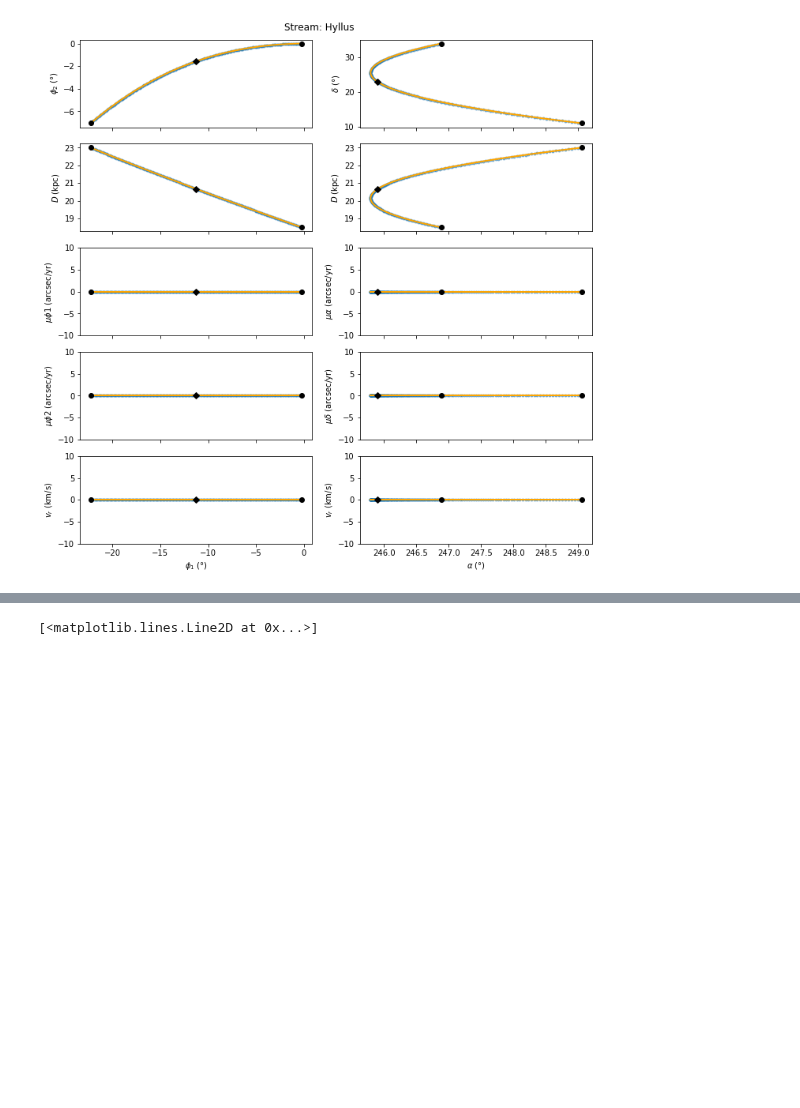
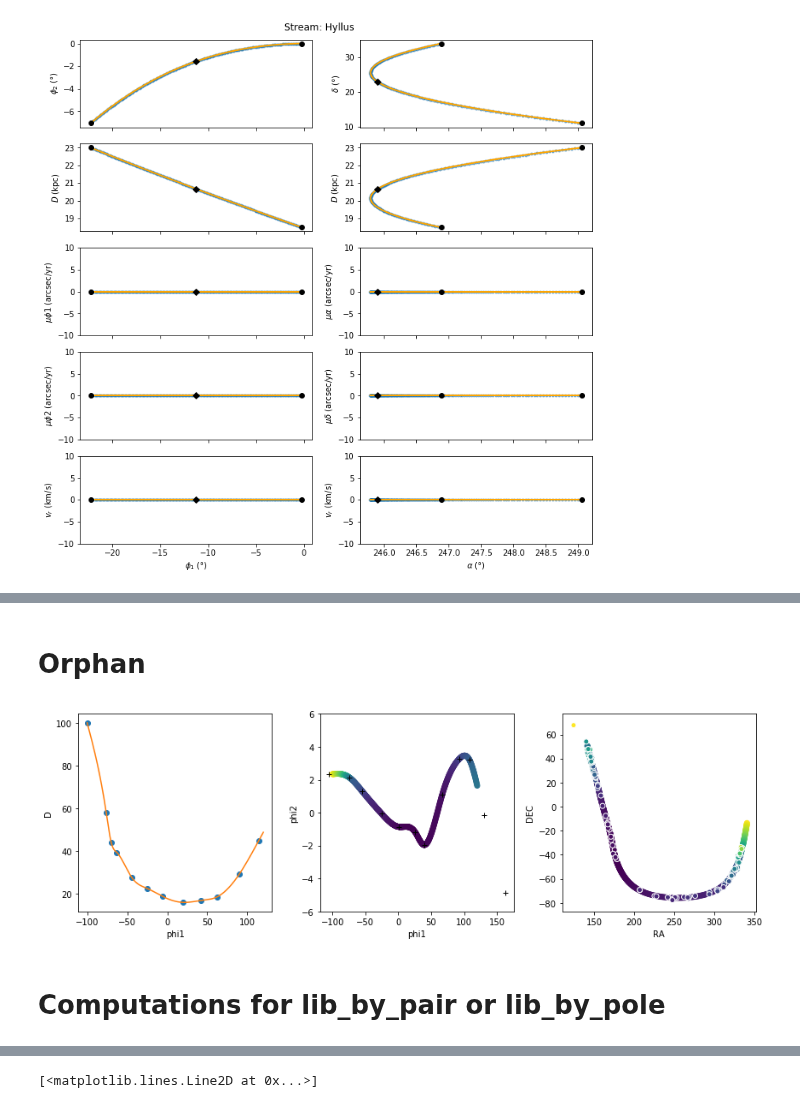
Before and after one commit to cmateu/galstreams, a Jupyter notebook: galstreams/tracks/standardized_tracks.ipynb, the cells around one changed output, grey strips where cells are left out. Drawn from its saved outputs; the diff is of its cells as text; code cells hidden in the pictures; blank space fills up the shorter version.

```diff
--- a/galstreams/tracks/standardized_tracks.ipynb
+++ b/galstreams/tracks/standardized_tracks.ipynb
@@ -640,0 +673,3 @@ $102^\circ51{}^\prime58.7474{}^{\prime\prime}$
+# %% [markdown]
+Orphan
+=======
@@ -640,0 +678,62 @@ $102^\circ51{}^\prime58.7474{}^{\prime\prime}$
+# %%
+#Orphan footprint from Koposov et al. 2019 - Gaia DR2 RRLs.
+
+#Knots for D(phi1) interpolation
+phi1_Dknot=np.array([-100.0,-76.2169,-69.9684,-63.1307,-44.2712,-25.0268,-5.3975,20.0052,42.3287,61.958,90.0548,114.3027])
+Dknot=np.array([100.0,58.0,44.0,39.441,27.6252,22.5353,18.7178,15.9911,16.9,18.5361,29.2612,44.8945])
+#phi1-phi2
+#Knots for phi2(phi1) stream track interpolation
+phi1k=np.array([-105.186,-74.7184,-54.4067,-25.4375,0.2019,25.8413,39.1605,66.9643,93.1032,108.0872,129.8974,162.5293])
+phi2k=np.array([2.315,2.148,1.2797,-0.0562,-0.8577,-1.1917,-1.9598,1.1127,3.2835,3.2167,-0.1564,-4.8653])
+#Interpolators
+orphan_Dspline=scipy.interpolate.CubicSpline(phi1_Dknot,Dknot,bc_type='natural',extrapolate=True)
+orphan_phi2spline=scipy.interpolate.CubicSpline(phi1k,phi2k,bc_type='natural')
+#Plot to check
+phi1s=np.linspace(-80,120,500)
+phi1s=np.linspace(-100,120,500)
+Ds=orphan_Dspline(phi1s)
+phi2s=orphan_phi2spline(phi1s)
+plt.figure(1,figsize=(12,4))
+plt.subplot(131)
+plt.plot(phi1_Dknot,Dknot,'o')
+plt.plot(phi1s,Ds,'-')
+plt.xlabel("phi1")
+plt.ylabel("D")
+plt.subplot(132)
+plt.plot(phi1k,phi2k,'k+')
+plt.scatter(phi1s,phi2s,c=Ds,marker='o')
+plt.ylim(-6,6)
+plt.xlabel("phi1")
+plt.ylabel("phi2")
+
+
+ones=np.ones_like(phi1s)
+#Rotation matrix from Koposov+ 2019 appendix
+Mrot_radec_to_phi12=np.matrix([[-0.44761231,-0.08785756,-0.88990128],
+                              [-0.84246097,0.37511331,0.38671632],
+                              [0.29983786,0.92280606,-0.2419219]])
+Mrot_phi12_to_radec= np.linalg.inv(Mrot_radec_to_phi12)
+xrot,yrot,zrot=bovyc.lbd_to_XYZ(phi1s,phi2s,ones,degree=True).T
+ras,decs=np.array([]),np.array([])
+#Rotate phi1,phi2 back to RA,DEC
+for i in range(phi1s.size):
+ hel=np.matmul(Mrot_phi12_to_radec,np.array([xrot[i],yrot[i],zrot[i]]))[0]
+ xhel,yhel,zhel=hel[0,0],hel[0,1],hel[0,2]
+ ra,dec,dum=bovyc.XYZ_to_lbd(xhel,yhel,zhel,degree=True)
+ ras=np.append(ras,ra)
+ decs=np.append(decs,dec)
+
+#Double check coordinate rotation with OATs RRLs
+rrs=pd.read_csv("/Users/cmateu/trabajo/research/aspen_orphan/orphan_rrl_members.alldata.csv")
+plt.subplot(133)
+plt.scatter(ras,decs,c=Ds,marker='o')
+plt.scatter(rrs.RA,rrs.DEC,c=rrs.DIST,marker='o',edgecolors='w')
+plt.xlabel("RA")
+plt.ylabel("DEC")
+
+plt.tight_layout()
+# %% [output]
+[figure, added]
+# %% [markdown]
+Computations for lib_by_pair or lib_by_pole
+================================================================================================
```
Also changed, not shown: parts of 11 cells of this notebook.
